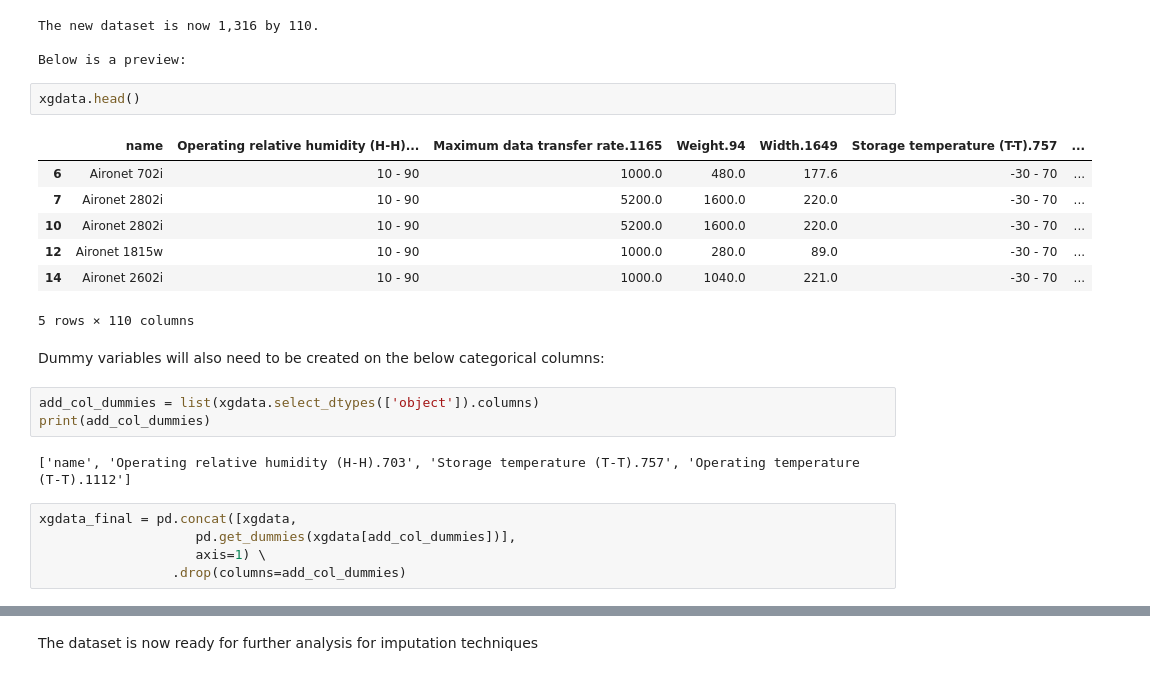
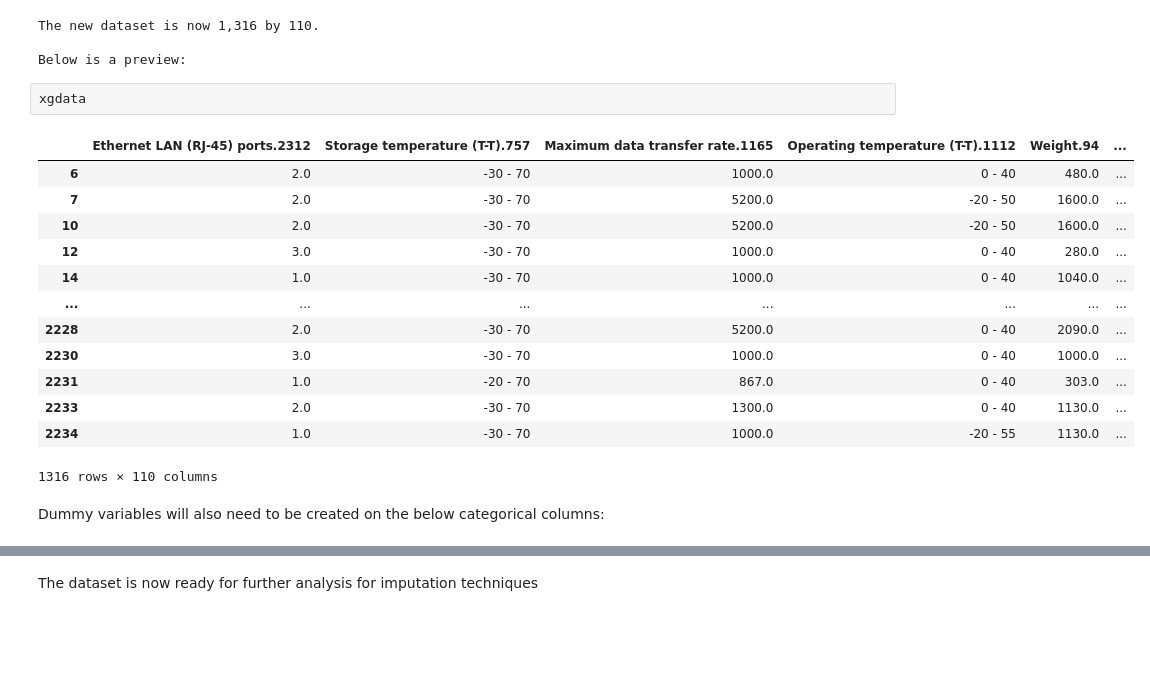
Before and after one commit to bigarabuza/StiboSystems, a Jupyter notebook: IceCat Full/analysis_ice_cat_full.ipynb, the cells around one changed output, grey strips where cells are left out. Drawn from its saved outputs; the diff is of its cells as text; blank space fills up the shorter version.

Commit message:
finalized notebook

```diff
--- a/IceCat Full/analysis_ice_cat_full.ipynb
+++ b/IceCat Full/analysis_ice_cat_full.ipynb
@@ -205,24 +203,20 @@ The new dataset is now 1,316 by 110.
 
 Below is a preview:
 # %%
-xgdata.head()
+xgdata
 # %% [output]
-|  | name | Operating relative humidity (H-H)... | Maximum data transfer rate.1165 | Weight.94 | Width.1649 | Storage temperature (T-T).757 | ... |
-| 6 | Aironet 702i | 10 - 90 | 1000.0 | 480.0 | 177.6 | -30 - 70 | ... |
-| 7 | Aironet 2802i | 10 - 90 | 5200.0 | 1600.0 | 220.0 | -30 - 70 | ... |
-| 10 | Aironet 2802i | 10 - 90 | 5200.0 | 1600.0 | 220.0 | -30 - 70 | ... |
-| 12 | Aironet 1815w | 10 - 90 | 1000.0 | 280.0 | 89.0 | -30 - 70 | ... |
-| 14 | Aironet 2602i | 10 - 90 | 1000.0 | 1040.0 | 221.0 | -30 - 70 | ... |
+|  | Ethernet LAN (RJ-45) ports.2312 | Storage temperature (T-T).757 | Maximum data transfer rate.1165 | Operating temperature (T-T).1112 | Weight.94 | ... |
+| 6 | 2.0 | -30 - 70 | 1000.0 | 0 - 40 | 480.0 | ... |
+| 7 | 2.0 | -30 - 70 | 5200.0 | -20 - 50 | 1600.0 | ... |
+| 10 | 2.0 | -30 - 70 | 5200.0 | -20 - 50 | 1600.0 | ... |
+| 12 | 3.0 | -30 - 70 | 1000.0 | 0 - 40 | 280.0 | ... |
+| 14 | 1.0 | -30 - 70 | 1000.0 | 0 - 40 | 1040.0 | ... |
+| ... | ... | ... | ... | ... | ... | ... |
+| 2228 | 2.0 | -30 - 70 | 5200.0 | 0 - 40 | 2090.0 | ... |
+| 2230 | 3.0 | -30 - 70 | 1000.0 | 0 - 40 | 1000.0 | ... |
+| 2231 | 1.0 | -20 - 70 | 867.0 | 0 - 40 | 303.0 | ... |
+| 2233 | 2.0 | -30 - 70 | 1300.0 | 0 - 40 | 1130.0 | ... |
+| 2234 | 1.0 | -30 - 70 | 1000.0 | -20 - 55 | 1130.0 | ... |
-5 rows × 110 columns
+1316 rows × 110 columns
 # %% [markdown]
 Dummy variables will also need to be created on the below categorical columns:
-# %%
-add_col_dummies = list(xgdata.select_dtypes(['object']).columns)
-print(add_col_dummies)
-# %% [output]
-['name', 'Operating relative humidity (H-H).703', 'Storage temperature (T-T).757', 'Operating temperature (T-T).1112']
-# %%
-xgdata_final = pd.concat([xgdata,
-                    pd.get_dummies(xgdata[add_col_dummies])],
-                    axis=1) \
-                 .drop(columns=add_col_dummies)
```
Also changed, not shown: parts of 71 cells of this notebook, 1 other file.
